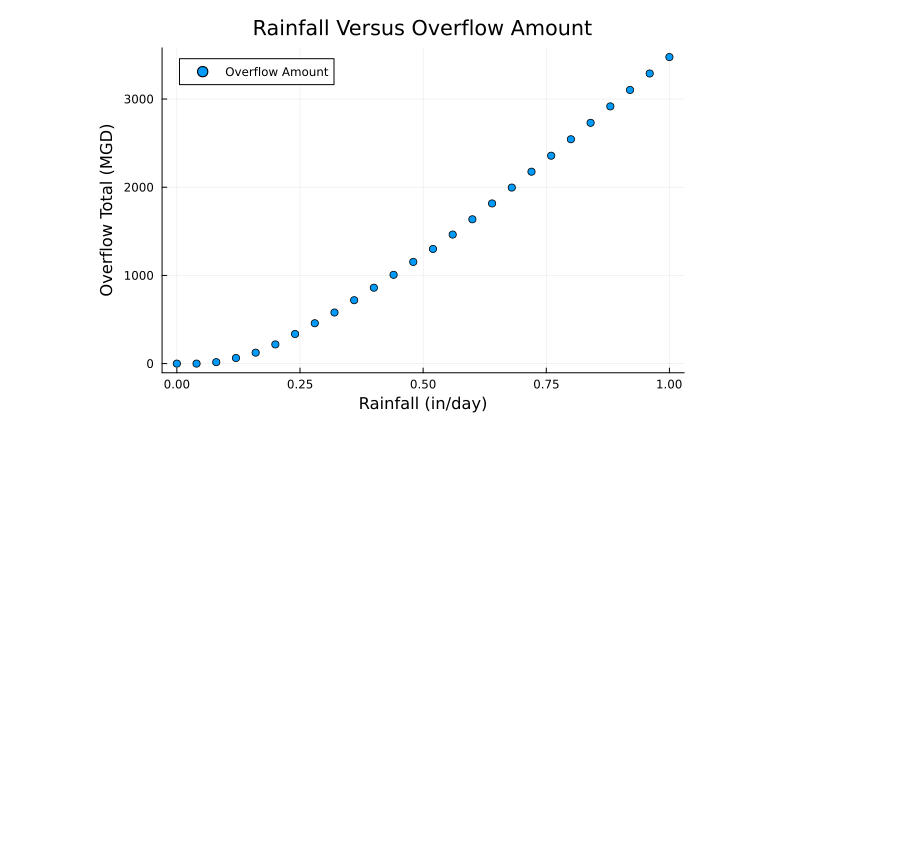
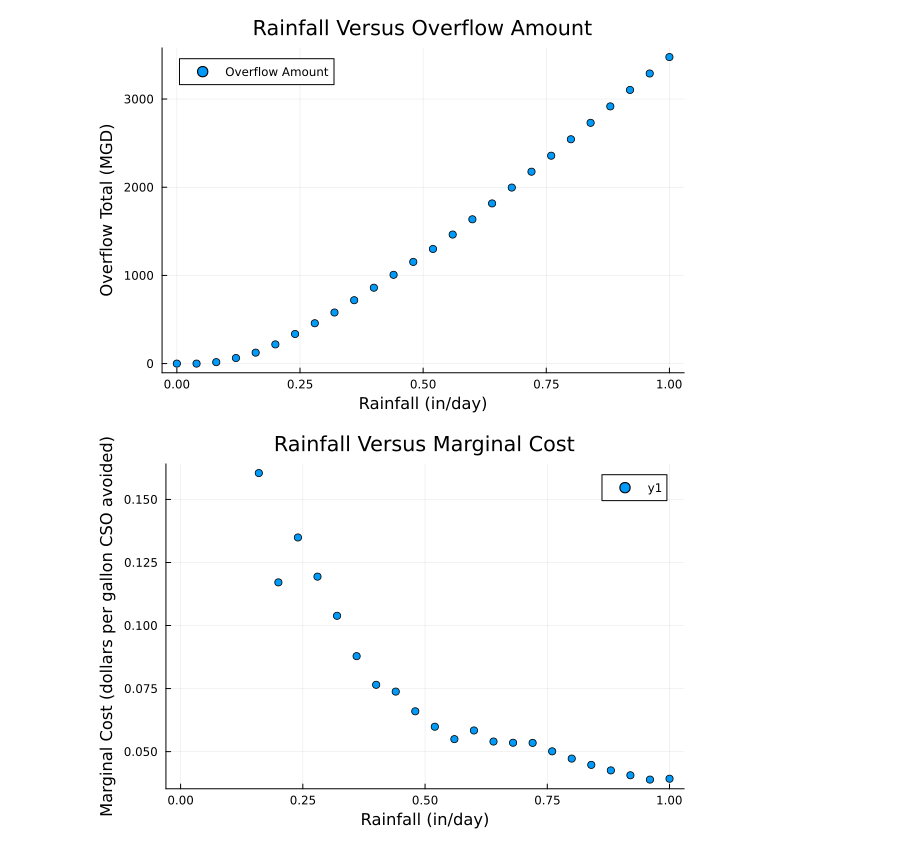
Before and after one commit to jiamingy5/4750project, a Jupyter notebook: BEE 4750 Final.ipynb, the cells around one changed output. Saved outputs shown, nothing was run; the diff lists cells and outputs as text; code cells hidden in the pictures; blank space fills up the shorter version.

```diff
--- a/BEE 4750 Final.ipynb
+++ b/BEE 4750 Final.ipynb
@@ -251,29 +246,39 @@ Src: B => Branching; C => Central rounding; F => Feasibility pump; H => Heuristi
 # %%
 #rainfall vs cso events bar graph
 bar_graph1 = bar(rainfall, overflow_num, label="CSO")
 title!("Rainfall Versus CSO Events")
 xlabel!("Rainfall (in/day)")
 ylabel!("Number of WWTPs with CSO")
 savefig("4750bar1.png")
 
 #rainfall vs cso versus divert decision stacked bar graph
 bar_graph2 = bar(rainfall, overflow_num, label="CSO")
 bar!(rainfall, divert_num, label="Divert")
 title!("Rainfall Versus Decision")
 xlabel!("Rainfall (in/day)")
 ylabel!("Number of WWTPs with CSO")
 savefig("4750bar2.png")
 
+#scatterplot of rainfall vs overflow amount
 scatterplot = scatter(rainfall, overflow_vol, label="Overflow Amount")
 title!("Rainfall Versus Overflow Amount")
 xlabel!("Rainfall (in/day)")
 ylabel!("Overflow Total (MGD)")
 savefig("4750scatter.png")
 
+#scatterplot of rainfall vs marginal cost
+scatterplot_2 = scatter(rainfall, marginal_cost)
+title!("Rainfall Versus Marginal Cost")
+xlabel!("Rainfall (in/day)")
+ylabel!("Marginal Cost (dollars per gallon CSO avoided)")
+savefig("4750scatter2.png")
+
 display(bar_graph1)
 display(bar_graph2)
 display(scatterplot)
+display(scatterplot_2)
 # %% [output]
 [figure]
 [figure]
 [figure]
+[figure, added]
```
Also changed, not shown: parts of 6 cells of this notebook.
